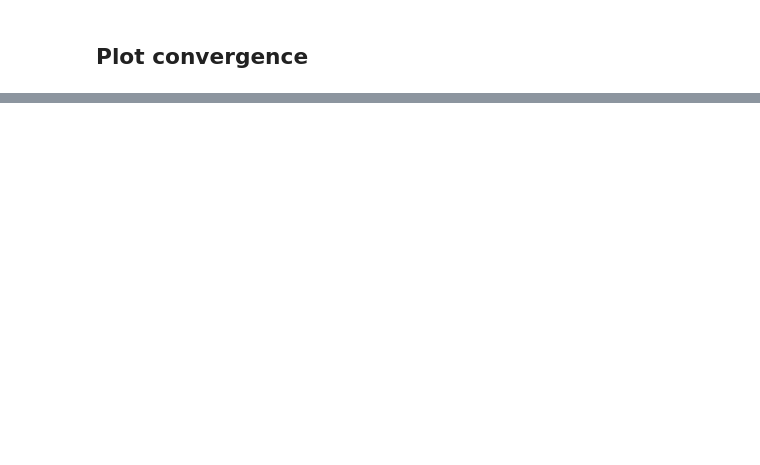
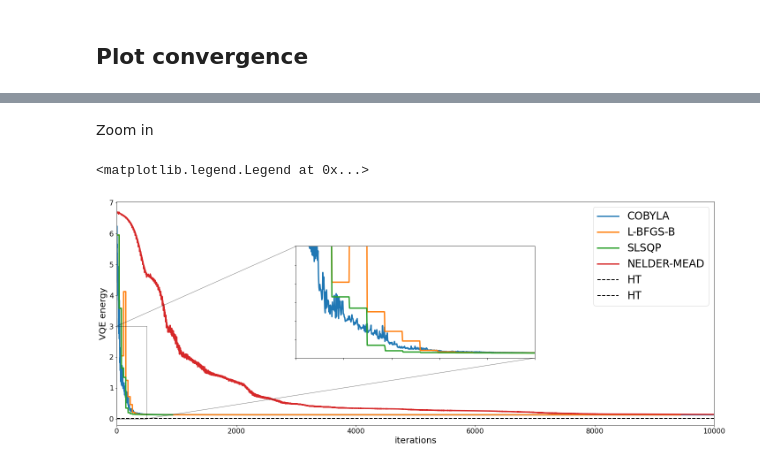
Before and after one commit to erinaldi/bmn2-qiskit, a Jupyter notebook: notebooks/00_figures.ipynb, the cells around one changed output, grey strips where cells are left out. Cells and saved outputs as stored; diff of their text form; code cells hidden in the pictures; blank space fills up the shorter version.

```diff
--- a/notebooks/00_figures.ipynb
+++ b/notebooks/00_figures.ipynb
@@ -171,0 +172,34 @@ plt.savefig(f"../figures/miniBMN_l02_convergence_ry_depth3_max1000.png")
+# %% [markdown]
+Zoom in
+# %%
+# select the best runs for each optimizer
+fig, ax = plt.subplots(figsize=(20,8))
+for o in opt_label:
+    result.loc[o,gsdf[o].idxmin()].plot(x='counts',y='energy', xlim=[0,10000],label=o, ax=ax)
+ax.axhline(0.00328726,c="k",ls="--", lw="2",label="HT")
+
+# inset axes.... bounds are [x0, y0, width, height] for where to put it
+axins = ax.inset_axes([0.3, 0.3, 0.4, 0.5])
+
+for o in opt_label:
+    result.loc[o,gsdf[o].idxmin()].plot(x='counts',y='energy', xlim=[0,500], legend=False, ax=axins)
+ax.axhline(0.00328726,c="k",ls="--", lw="2",label="HT")
+# sub region of the original image
+x1, x2, y1, y2 = 0, 500, 0, 3
+axins.set_xlim(x1, x2)
+axins.set_ylim(y1, y2)
+axins.set_xticklabels('')
+axins.set_yticklabels('')
+axins.set_ylabel('')
+axins.set_xlabel('')
+
+ax.indicate_inset_zoom(axins, edgecolor="black")
+
+ax.set_xlabel("iterations")
+ax.set_ylabel("VQE energy")
+ax.legend(loc="upper right")
+plt.savefig(f"../figures/miniBMN_l02_convergence_ry_depth3_max10000_zoom.pdf")
+plt.savefig(f"../figures/miniBMN_l02_convergence_ry_depth3_max10000_zoom.png")
+# %% [output]
+<matplotlib.legend.Legend at 0x...>
+[figure, added]
```
Also changed, not shown: parts of 6 cells of this notebook, 4 other files.
